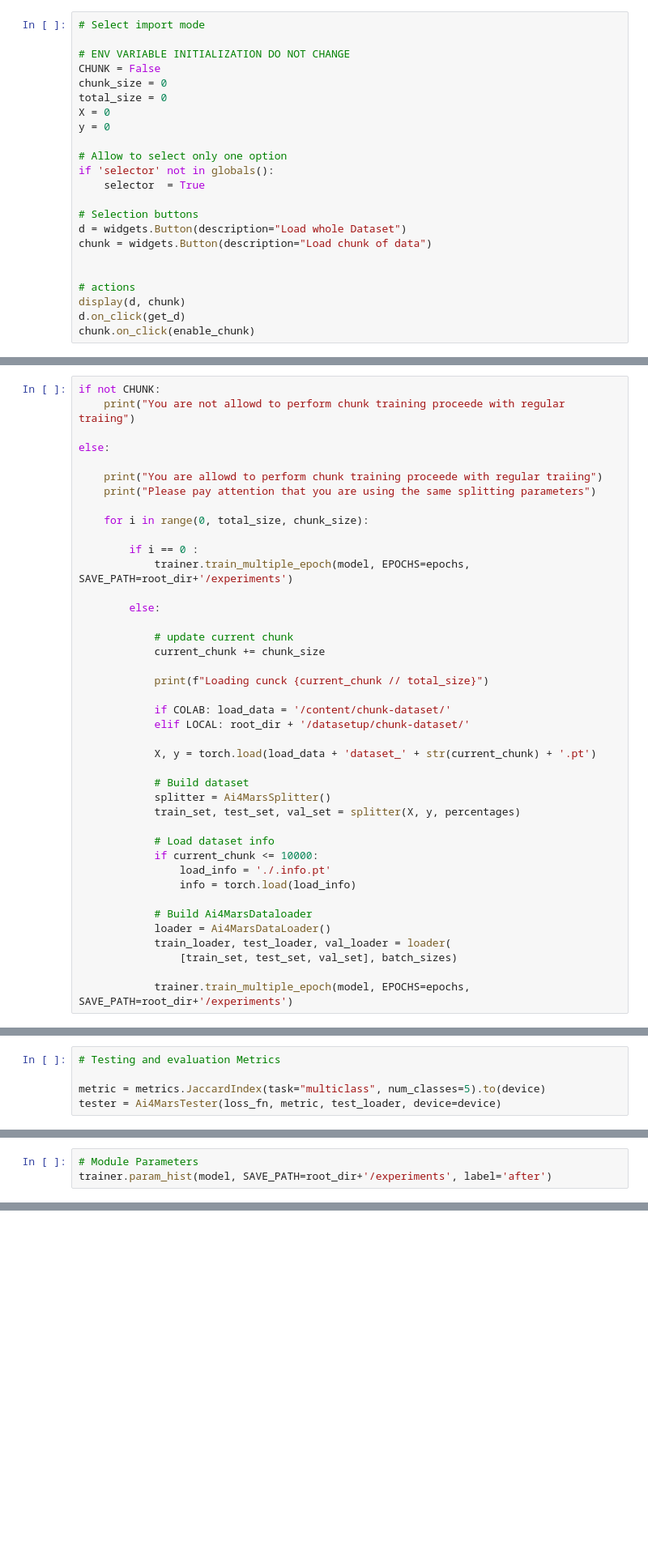
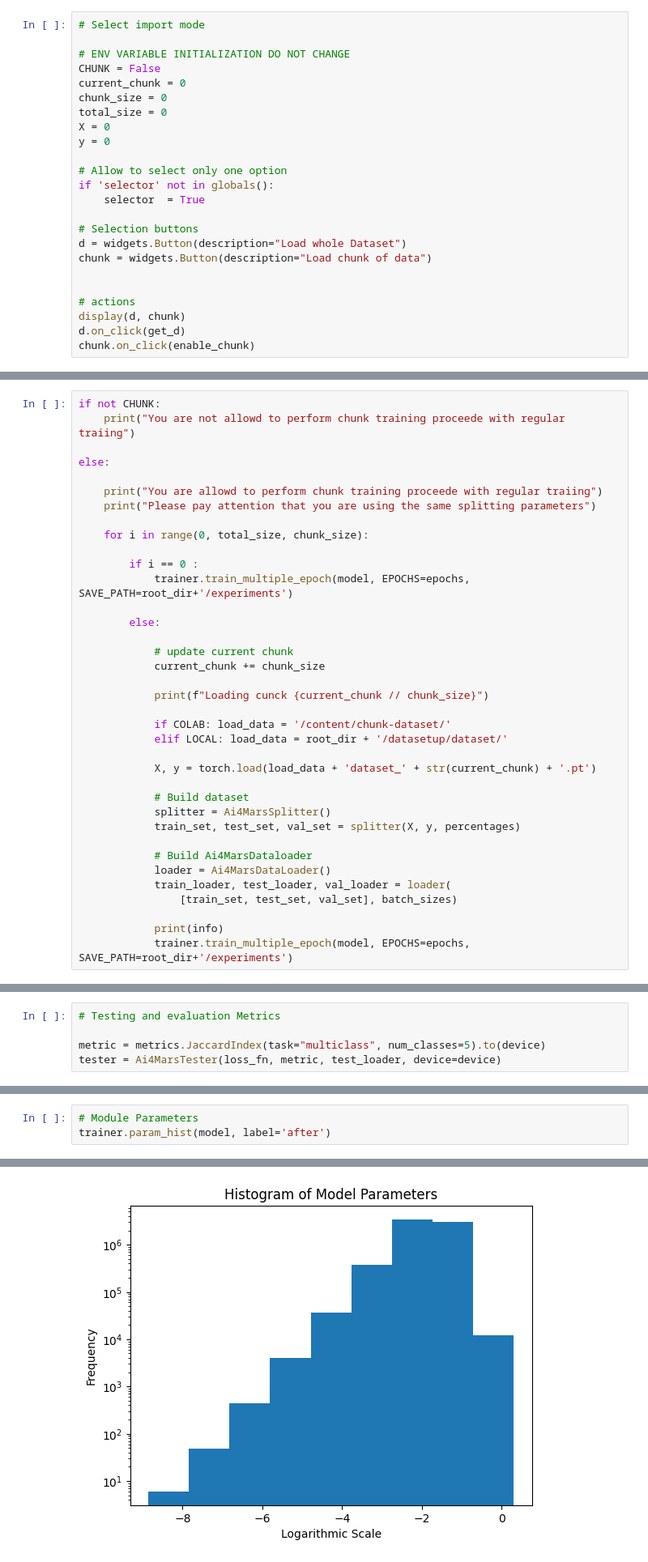
Before and after one commit to airoprojects/visiope, a Jupyter notebook: experiments/test_models.ipynb, the cells around one changed output, grey strips where cells are left out. Shown at 81% size. Saved outputs shown, nothing was run; the diff lists cells and outputs as text; blank space fills up the shorter version.

Commit message:
automatic chunk training

```diff
--- a/experiments/test_models.ipynb
+++ b/experiments/test_models.ipynb
@@ -196,6 +238,7 @@ def get_d1k(b):
 
 # ENV VARIABLE INITIALIZATION DO NOT CHANGE
 CHUNK = False
+current_chunk = 0
 chunk_size = 0
 total_size = 0
 X = 0
@@ -346,10 +441,10 @@ else:
             # update current chunk
             current_chunk += chunk_size
 
-            print(f"Loading cunck {current_chunk // total_size}")
+            print(f"Loading cunck {current_chunk // chunk_size}")
 
             if COLAB: load_data = '/content/chunk-dataset/'
-            elif LOCAL: root_dir + '/datasetup/chunk-dataset/'
+            elif LOCAL: load_data = root_dir + '/datasetup/dataset/'
 
             X, y = torch.load(load_data + 'dataset_' + str(current_chunk) + '.pt')
 
@@ -357,14 +452,10 @@ else:
             splitter = Ai4MarsSplitter()
             train_set, test_set, val_set = splitter(X, y, percentages)
 
-            # Load dataset info
-            if current_chunk <= 10000:
-                load_info = './.info.pt'
-                info = torch.load(load_info)
-
             # Build Ai4MarsDataloader
             loader = Ai4MarsDataLoader()
             train_loader, test_loader, val_loader = loader(
                 [train_set, test_set, val_set], batch_sizes)
 
+            print(info)
             trainer.train_multiple_epoch(model, EPOCHS=epochs, SAVE_PATH=root_dir+'/experiments')
@@ -390,3 +508,4 @@ tester.test_one_epoch(model)
 # %%
 # Module Parameters
-trainer.param_hist(model, SAVE_PATH=root_dir+'/experiments', label='after')
+trainer.param_hist(model, label='after')
+# %% [output]
@@ -393,3 +513,4 @@ trainer.param_hist(model, SAVE_PATH=root_dir+'/experiments', label='after')
+[figure, added]
 # %%
 model.eval()
 
```
Also changed, not shown: parts of 13 cells of this notebook, 2 other files.
